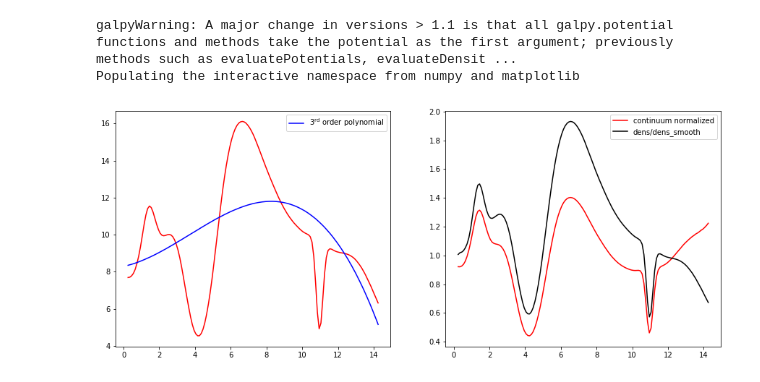
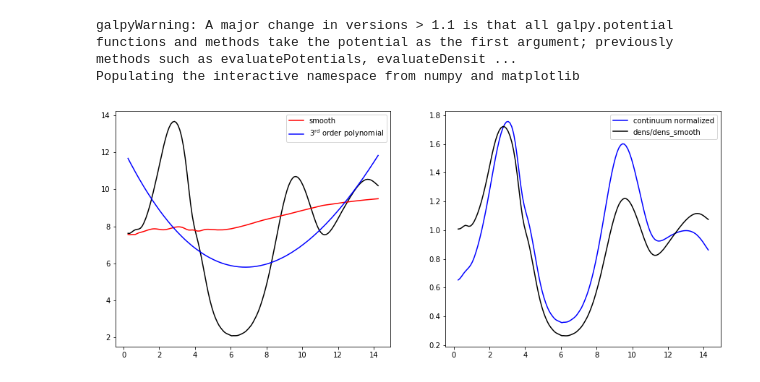
Before and after one commit to nbanik/Baryonic-effects-on-Pal5, a Jupyter notebook: power_spectrum_sims.ipynb, the cells around one changed output. Drawn from its saved outputs; the diff is of its cells as text; code cells hidden in the pictures.

Commit message:
smooth density

```diff
--- a/power_spectrum_sims.ipynb
+++ b/power_spectrum_sims.ipynb
@@ -28,7 +28,7 @@ with open('/home/nil/Dropbox/streamgap-pepper/pal5_64sampling.pkl','rb') as save
             sdf_smooth= pickle.load(savefile)
             sdf_pepper= pickle.load(savefile)
 # %%
-def convert_dens_apar_to_dens_xi(apars,dens,mO,poly_deg=3):
+def convert_dens_apar_to_dens_xi(apars,dens,dens_smooth,mO,poly_deg=3):
     """
     NAME:
         convert_dens_to_obs
@@ -89,11 +89,14 @@ def convert_dens_apar_to_dens_xi(apars,dens,mO,poly_deg=3):
 
     #dens(xi) = dens(apars)*d(xi)/d(apars)
     dens_xi=dens*ipdxi_dapar(apars)
+    dens_smooth_xi=dens_smooth*ipdxi_dapar(apars)
+
     ipdens_xi= interpolate.InterpolatedUnivariateSpline(apars,dens_xi) #note only dens
+    ipdens_smooth_xi= interpolate.InterpolatedUnivariateSpline(apars,dens_smooth_xi)
 
     pp= Polynomial.fit(outxi,ipdens_xi(ipxi(outxi)),deg=poly_deg)
 
-    return (outxi,ipdens_xi(ipxi(outxi)),pp(outxi))
+    return (outxi,ipdens_xi(ipxi(outxi)),ipdens_smooth_xi(ipxi(outxi)),pp(outxi))
 
 
 
@@ -126,35 +129,38 @@ bfilename= '/home/nil/Dropbox/streamgap-pepper/streamdata/pal5_multtime/fromJo/'
 dens_filename='pal5_t64sampling_X10_6-9_dens.dat'
 omega_filename= dens_filename.replace('dens','omega')
 
 dens_a= np.genfromtxt(bfilename + dens_filename,delimiter=',',max_rows=5002)
 omega_a=np.genfromtxt(bfilename + omega_filename,delimiter=',',max_rows=5002)
 
 from random import randint
 #sim_ind=randint(2, len(dens_a)-1)
 #print sim_ind
-sim_ind=20
+sim_ind=25 #20
 apars=dens_a[0]
 dens_unp=dens_a[1]
 omega=omega_a[sim_ind]
 dens=dens_a[sim_ind]
 
 
-xi,densxi,ppdens=convert_dens_apar_to_dens_xi(apars,dens,omega,poly_deg=3)
+xi,densxi,densxi_smooth,ppdens=convert_dens_apar_to_dens_xi(apars,dens,dens_unp,omega,poly_deg=3)
 
 xi1,dens_con= convert_dens_to_obs(apars,dens,dens_unp,omega)
 
 plt.figure(figsize=(15,6))
 plt.subplot(1,2,1)
-plt.plot(xi,densxi,c='r')
+plt.plot(xi,densxi,c='k')
+plt.plot(xi,densxi_smooth,c='r',label='smooth')
+
+
 plt.plot(xi,ppdens,c='b',label=r'$3^{\rm{rd}}$ order polynomial')
 plt.legend(loc='upper right')
 plt.subplot(1,2,2)
 
-plt.plot(xi,densxi/ppdens,c='r',label='continuum normalized')
+plt.plot(xi,densxi/ppdens,c='b',label='continuum normalized')
 plt.plot(xi1,dens_con,c='k',label='dens/dens_smooth')
 plt.legend(loc='upper right')
 
 
 plt.show()
 # %% [output]
-[figure, old version]
+[figure, new version]
```
